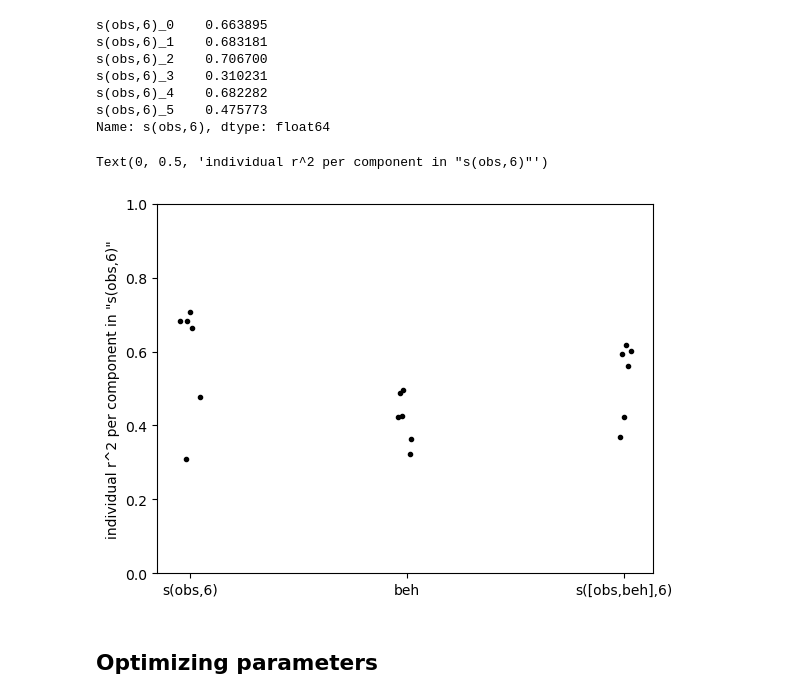
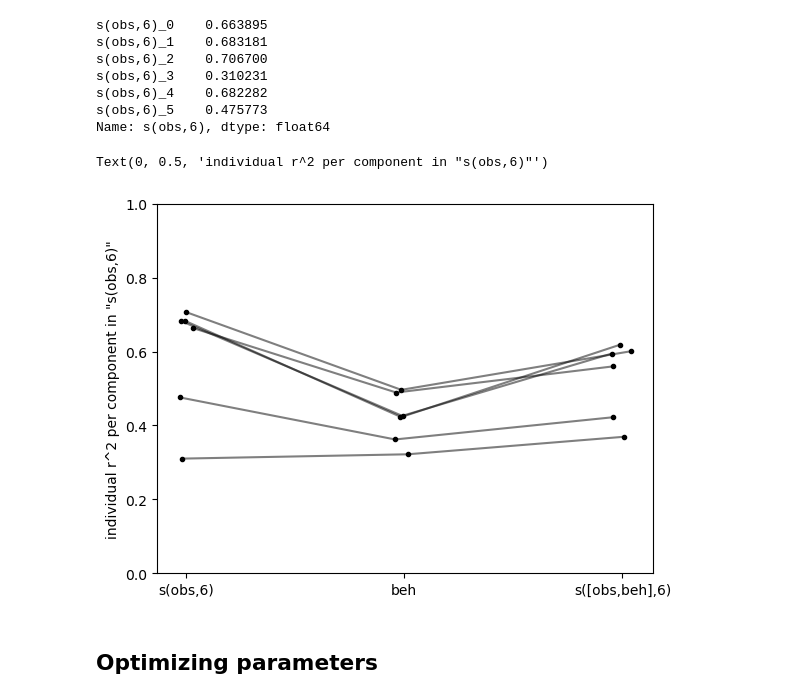
Before and after one commit to draeloslab/Bubblewrap, a Jupyter notebook: scripts/regressions.ipynb, the cells around one changed output. Drawn from its saved outputs; the diff is of its cells as text; code cells hidden in the pictures.

```diff
--- a/scripts/regressions.ipynb
+++ b/scripts/regressions.ipynb
@@ -411,14 +411,17 @@ s(obs,6)_4    0.682282
 s(obs,6)_5    0.475773
 Name: s(obs,6), dtype: float64
 # %%
-for i in range(temp.shape[1]):
-    plt.plot(i * np.ones(temp.shape[0]) + (rng.random(size=temp.shape[0])-.5) * .1, temp.iloc[:,i], 'k.')
+for i in range(temp.shape[0]):
+    jitter = (rng.random(size=temp.shape[1])-.5) * .1
+    plt.plot(np.arange(temp.shape[1]) + jitter, temp.iloc[i,:], 'k.')
+    plt.plot(np.arange(temp.shape[1]) + jitter, temp.iloc[i,:], 'k-', alpha=.5)
+
 plt.ylim([0,1])
 plt.xticks(ticks = np.arange(temp.shape[1]), labels=temp.columns)
 plt.ylabel(f'individual r^2 per component in "{row_to_break_out}"')
 # %% [output]
 Text(0, 0.5, 'individual r^2 per component in "s(obs,6)"')
-[figure, old version]
+[figure, new version]
 # %% [markdown]
 ## Optimizing parameters
 # %%
```
